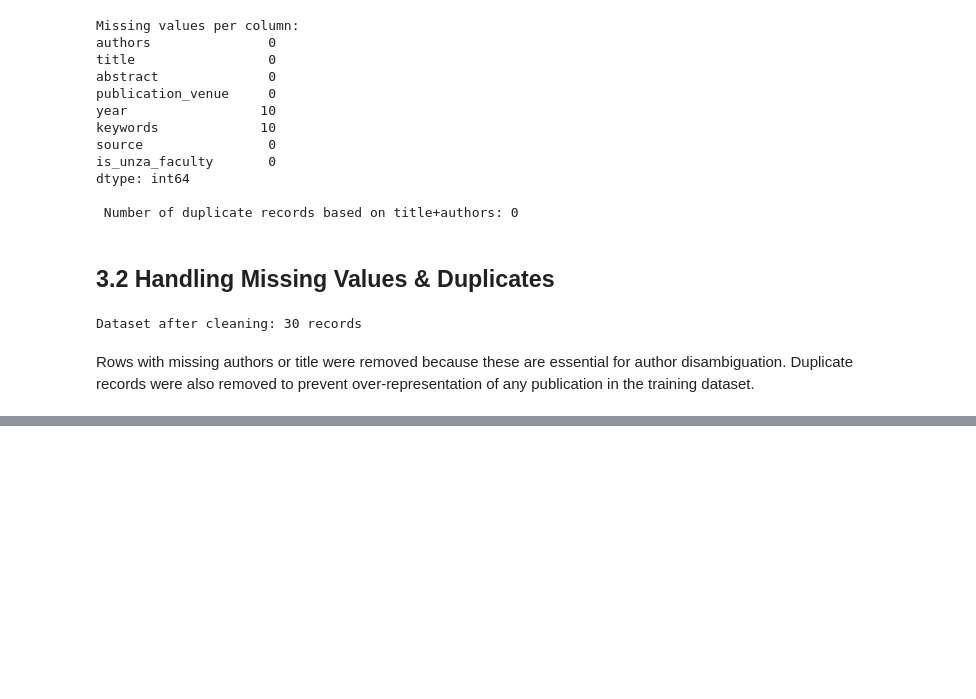
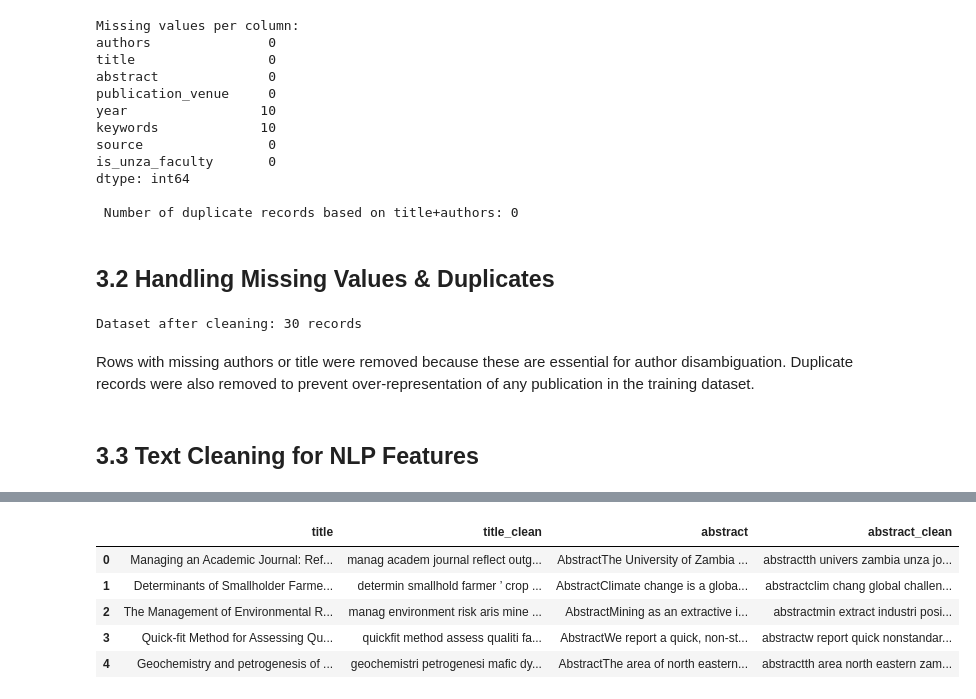
Before and after one commit to isaac-chisaleCS/code-unza25-csc4792-project_team_12-repository, a Jupyter notebook: Copy_of_code_unza25_csc4792_project_team_12_notebook.ipynb, the cells around one changed output, grey strips where cells are left out. Cells and saved outputs as stored; diff of their text form; code cells hidden in the pictures; blank space fills up the shorter version.

Commit message:
[DP] I applied stemming to ensure our text features are standardized and meaningful for machine learning algorithms.

```diff
--- a/Copy_of_code_unza25_csc4792_project_team_12_notebook.ipynb
+++ b/Copy_of_code_unza25_csc4792_project_team_12_notebook.ipynb
@@ -707,3 +707,43 @@ Dataset after cleaning: 30 records
 # %% [markdown]
 Rows with missing authors or title were removed because these are essential for author disambiguation.
 Duplicate records were also removed to prevent over-representation of any publication in the training dataset.
+# %% [markdown]
+## 3.3 Text Cleaning for NLP Features
+# %%
+import string
+import nltk
+from nltk.corpus import stopwords
+from nltk.stem import PorterStemmer
+from nltk.tokenize import word_tokenize
+import pandas as pd
+
+# Download stopwords and punkt if not already
+nltk.download('stopwords')
+nltk.download('punkt')
+nltk.download('punkt_tab') # Explicitly download punkt_tab
+
+stop_words = set(stopwords.words('english'))
+stemmer = PorterStemmer()
+
+# Text cleaning function
+def clean_text(text):
+    if pd.isnull(text):
+        return ""
+    # Lowercase
+    text = text.lower()
+    # Remove punctuation
+    text = text.translate(str.maketrans('', '', string.punctuation))
+    # Tokenize
+    tokens = word_tokenize(text)
+    # Remove stopwords and stem
+    tokens = [stemmer.stem(word) for word in tokens if word not in stop_words]
+    return " ".join(tokens)
+
+# Apply cleaning to 'title' and 'abstract' and assign to new columns
+df['title_clean'] = df['title'].apply(clean_text)
+df['abstract_clean'] = df['abstract'].apply(clean_text)
+
+
+# Preview
+display(df[['title', 'title_clean', 'abstract', 'abstract_clean']].head())
+# %% [output]
@@ -709,0 +756,6 @@ Duplicate records were also removed to prevent over-representation of any public
+|  | title | title_clean | abstract | abstract_clean |
+| 0 | Managing an Academic Journal: Ref... | manag academ journal reflect outg... | AbstractThe University of Zambia ... | abstractth univers zambia unza jo... |
+| 1 | Determinants of Smallholder Farme... | determin smallhold farmer ’ crop ... | AbstractClimate change is a globa... | abstractclim chang global challen... |
+| 2 | The Management of Environmental R... | manag environment risk aris mine ... | AbstractMining as an extractive i... | abstractmin extract industri posi... |
+| 3 | Quick-fit Method for Assessing Qu... | quickfit method assess qualiti fa... | AbstractWe report a quick, non-st... | abstractw report quick nonstandar... |
+| 4 | Geochemistry and petrogenesis of ... | geochemistri petrogenesi mafic dy... | AbstractThe area of north eastern... | abstractth area north eastern zam... |
```
Also changed, not shown: parts of 3 cells of this notebook.
